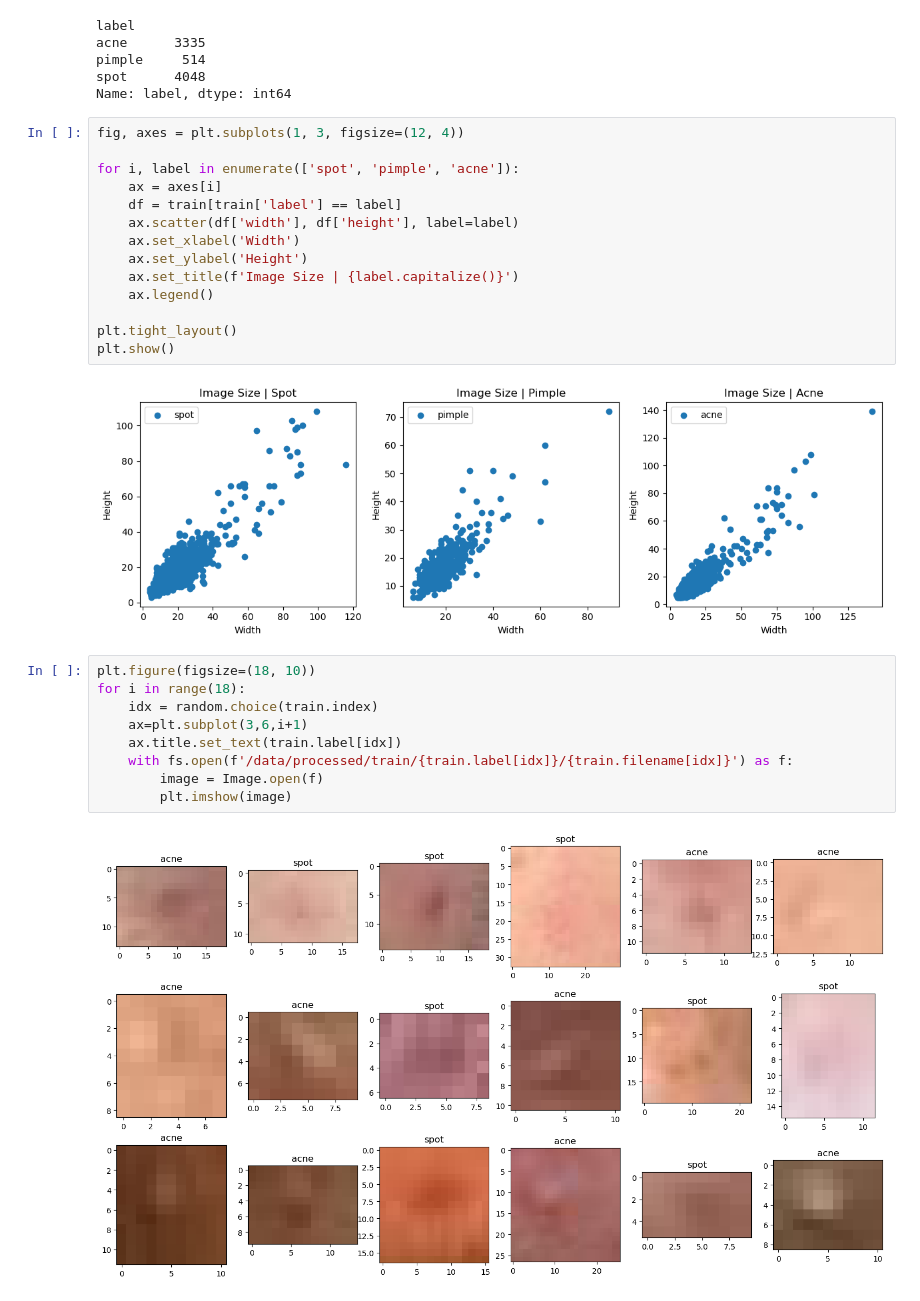
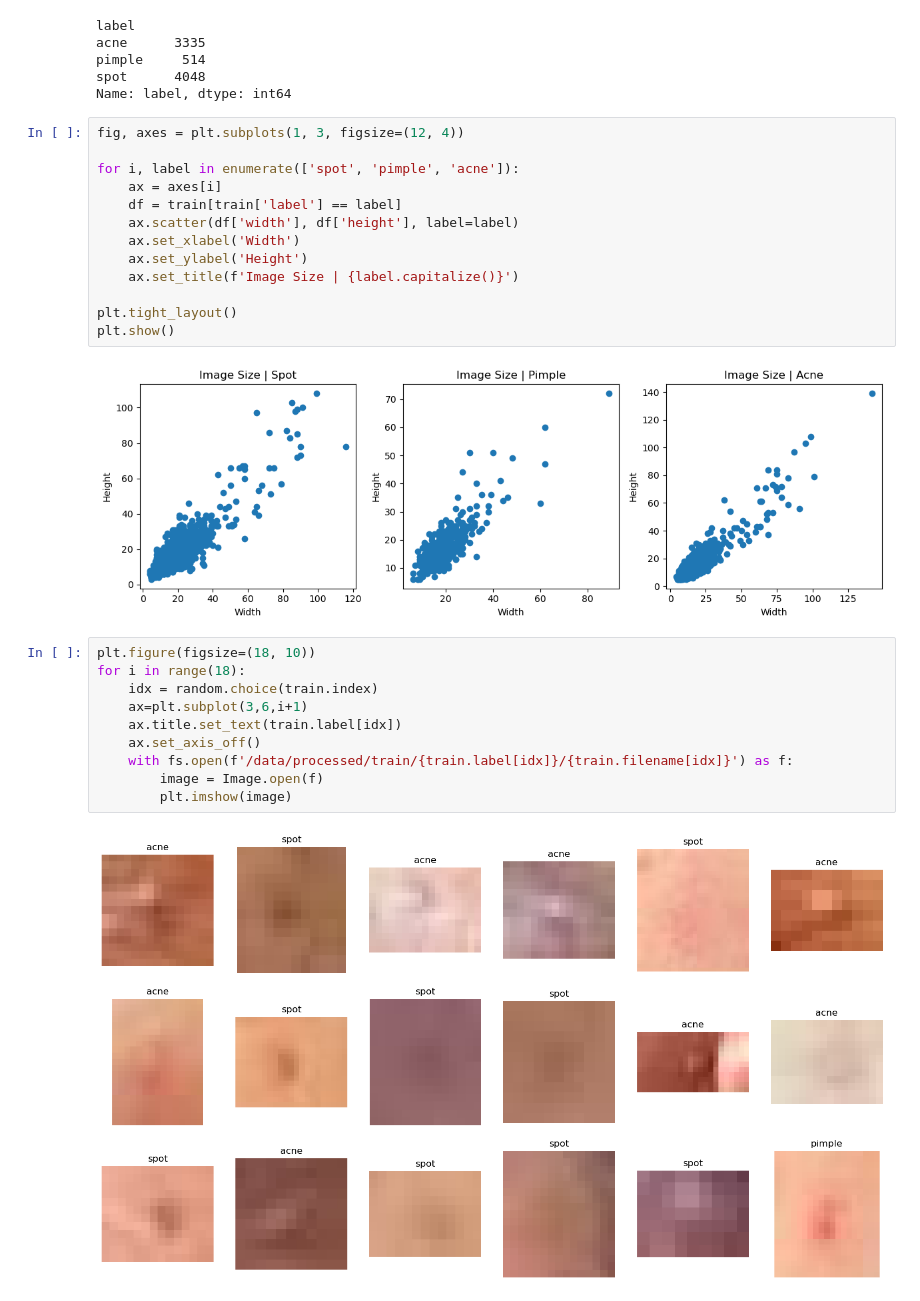
Before and after one commit to izzalDev/acne-classification-v2, a Jupyter notebook: 1 Technical Analysis.ipynb, the cells around one changed output. Cells and saved outputs as stored; diff of their text form.

```diff
--- a/1 Technical Analysis.ipynb
+++ b/1 Technical Analysis.ipynb
@@ -197,20 +214,20 @@ for i, label in enumerate(['spot', 'pimple', 'acne']):
     ax.set_xlabel('Width')
     ax.set_ylabel('Height')
     ax.set_title(f'Image Size | {label.capitalize()}')
-    ax.legend()
 
 plt.tight_layout()
 plt.show()
 # %% [output]
-[figure, old version]
+[figure, new version]
 # %%
 plt.figure(figsize=(18, 10))
 for i in range(18):
     idx = random.choice(train.index)
     ax=plt.subplot(3,6,i+1)
     ax.title.set_text(train.label[idx])
+    ax.set_axis_off()
     with fs.open(f'/data/processed/train/{train.label[idx]}/{train.filename[idx]}') as f:
         image = Image.open(f)
         plt.imshow(image)
 # %% [output]
-[figure, old version]
+[figure, new version]
```
Also changed, not shown: parts of 28 cells of this notebook, 3 other files.
